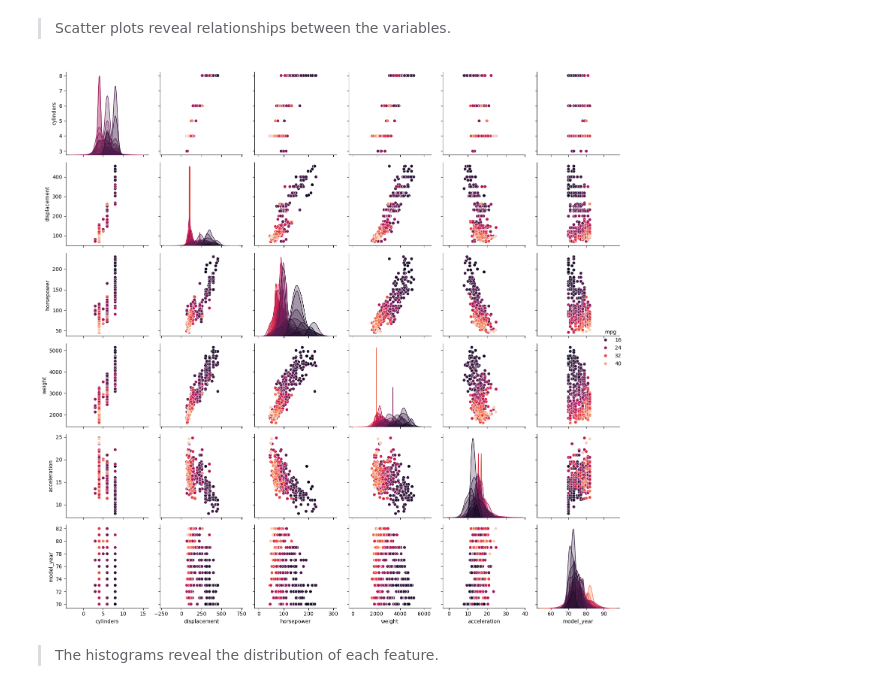
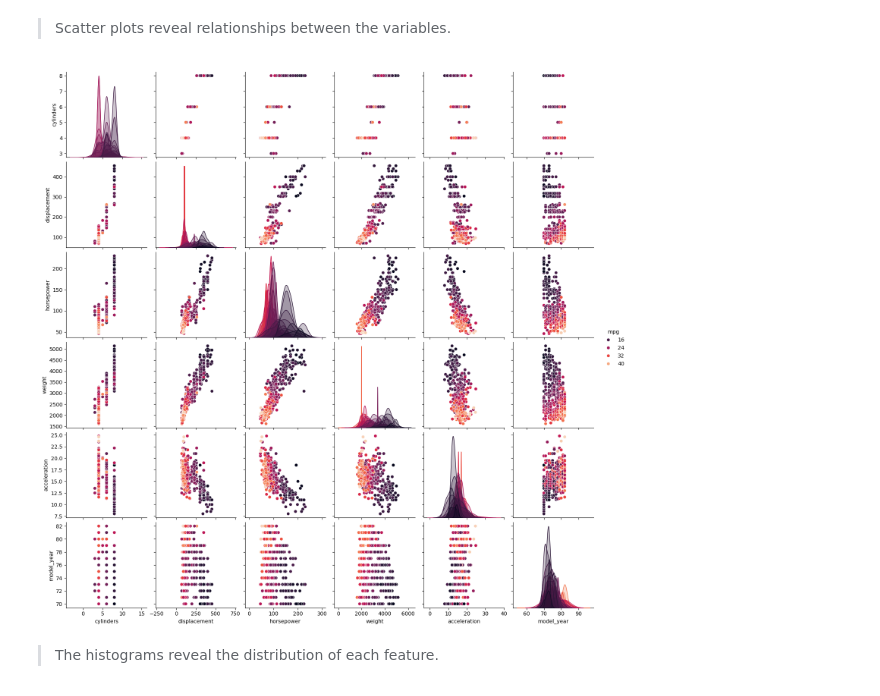
Before and after one commit to R-802/AIML231_T1_2024, a Jupyter notebook: Assignment_3/AIML231 Assignment 3.ipynb, the cells around one changed output. Cells and saved outputs as stored; diff of their text form; code cells hidden in the pictures.

```diff
--- a/Assignment_3/AIML231 Assignment 3.ipynb
+++ b/Assignment_3/AIML231 Assignment 3.ipynb
@@ -80,12 +80,11 @@ Number of numerical features: 6
 # %%
 import matplotlib.pyplot as plt
 import seaborn as sns
 
 sns.pairplot(df, diag_kind='kde', hue='mpg', palette="rocket")
-plt.tight_layout()
 plt.show()
 # %% [output]
-[figure, old version]
+[figure, new version]
 # %% [markdown]
 > The histograms reveal the distribution of each feature.
 # %%
```
